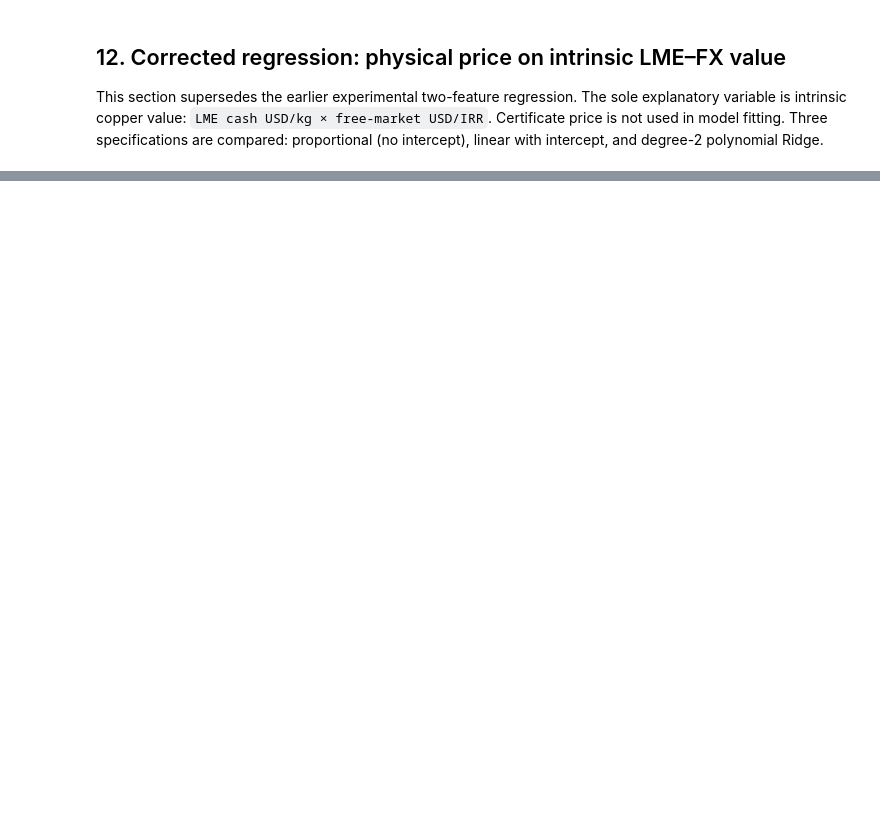
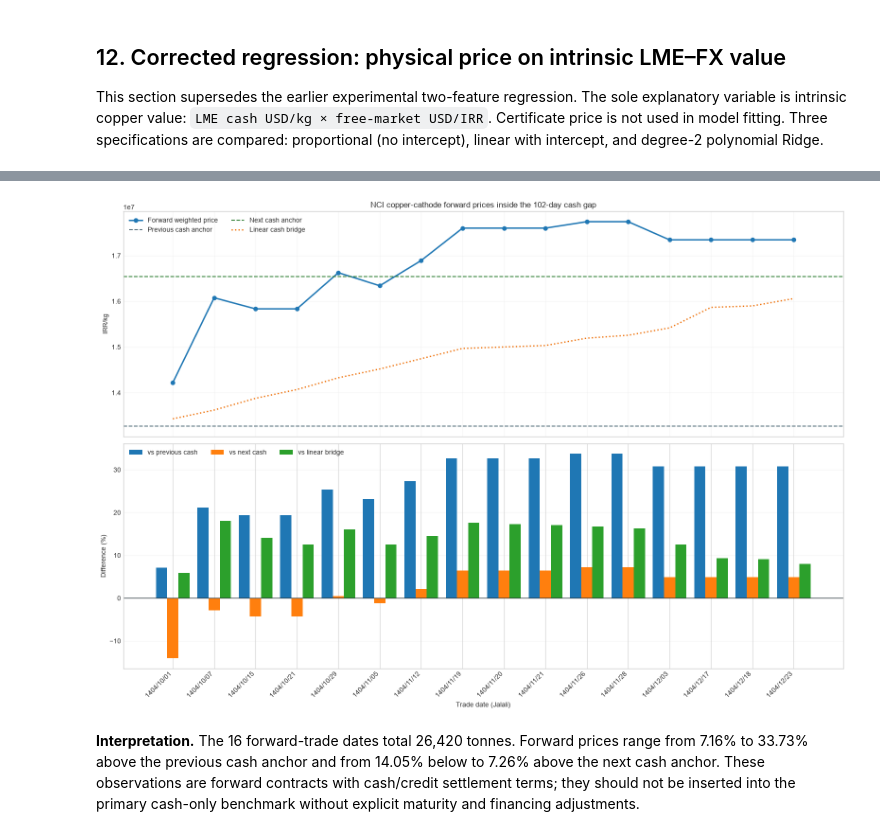
Before and after one commit to amirabadimm/empirical-economics-research, a Jupyter notebook: commodity/copper/notebooks/02_certificate_analysis.ipynb, the cells around one changed output, grey strips where cells are left out. Drawn from its saved outputs; the diff is of its cells as text; code cells hidden in the pictures; blank space fills up the shorter version.

```diff
--- a/commodity/copper/notebooks/02_certificate_analysis.ipynb
+++ b/commodity/copper/notebooks/02_certificate_analysis.ipynb
@@ -669,0 +880,28 @@ plt.show()
+# %%
+fig, axes = plt.subplots(2, 1, figsize=(16, 11), sharex=True)
+x = np.arange(len(forward_gap))
+
+axes[0].plot(x, forward_gap["forward_weighted_price"], marker="o", linewidth=2.2, label="Forward weighted price")
+axes[0].axhline(forward_gap["previous_cash_price"].iloc[0], color="#546E7A", linestyle="--", label="Previous cash anchor")
+axes[0].axhline(forward_gap["next_cash_price"].iloc[0], color="#2E7D32", linestyle="--", label="Next cash anchor")
+axes[0].plot(x, forward_gap["linear_cash_bridge_price"], color="#EF6C00", linestyle=":", linewidth=2.0, label="Linear cash bridge")
+axes[0].set(title="NCI copper-cathode forward prices inside the 102-day cash gap", ylabel="IRR/kg")
+axes[0].legend(ncol=2)
+axes[0].grid(alpha=0.2)
+
+width = 0.27
+axes[1].bar(x - width, forward_gap["vs_previous_cash_pct"], width, label="vs previous cash")
+axes[1].bar(x, forward_gap["vs_next_cash_pct"], width, label="vs next cash")
+axes[1].bar(x + width, forward_gap["vs_linear_bridge_pct"], width, label="vs linear bridge")
+axes[1].axhline(0, color="#263238", linewidth=1.0)
+axes[1].set(ylabel="Difference (%)", xlabel="Trade date (Jalali)")
+axes[1].set_xticks(x, forward_gap["trade_date_jalali"], rotation=45, ha="right")
+axes[1].legend(ncol=3)
+axes[1].grid(axis="y", alpha=0.2)
+
+fig.tight_layout()
+plt.show()
+# %% [output]
+[figure, added]
+# %% [markdown]
+**Interpretation.** The 16 forward-trade dates total 26,420 tonnes. Forward prices range from 7.16% to 33.73% above the previous cash anchor and from 14.05% below to 7.26% above the next cash anchor. These observations are forward contracts with cash/credit settlement terms; they should not be inserted into the primary cash-only benchmark without explicit maturity and financing adjustments.
```
Also changed, not shown: parts of 24 cells of this notebook, 28 other files.
